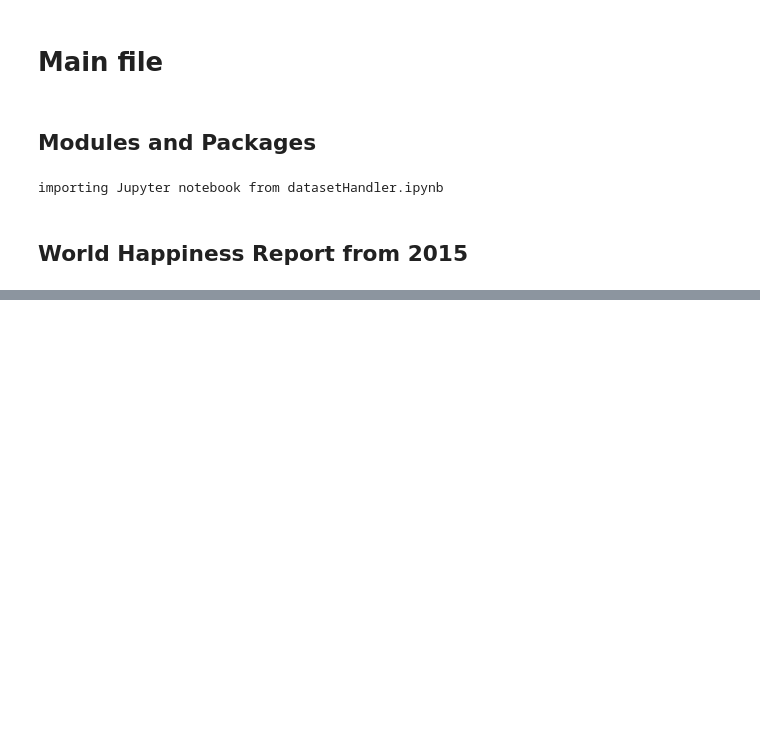
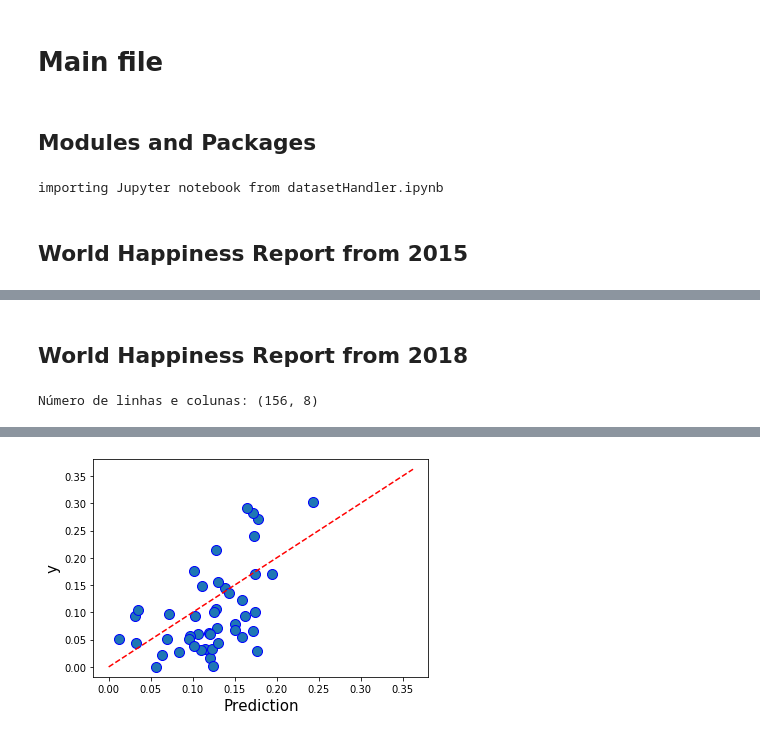
Before and after one commit to WebisD/DatasetAnalysisProject, a Jupyter notebook: main.ipynb, the cells around one changed output, grey strips where cells are left out. Drawn from its saved outputs; the diff is of its cells as text; code cells hidden in the pictures; blank space fills up the shorter version.

```diff
--- a/main.ipynb
+++ b/main.ipynb
@@ -55,0 +75,9 @@ Número de linhas e colunas: (157, 10)
+# %% [markdown]
+## World Happiness Report from 2018
+# %%
+data2018 = Dataset('datasets/whr_2018.csv')
+data2018.printSample()
+data2018.linearRegression()
+data2018.printRegressionGraph()
+# %% [output]
+Número de linhas e colunas: (156, 8)
@@ -55,0 +95 @@ Número de linhas e colunas: (157, 10)
+[figure, added]
```
Also changed, not shown: parts of 8 cells of this notebook, 2 other files.
